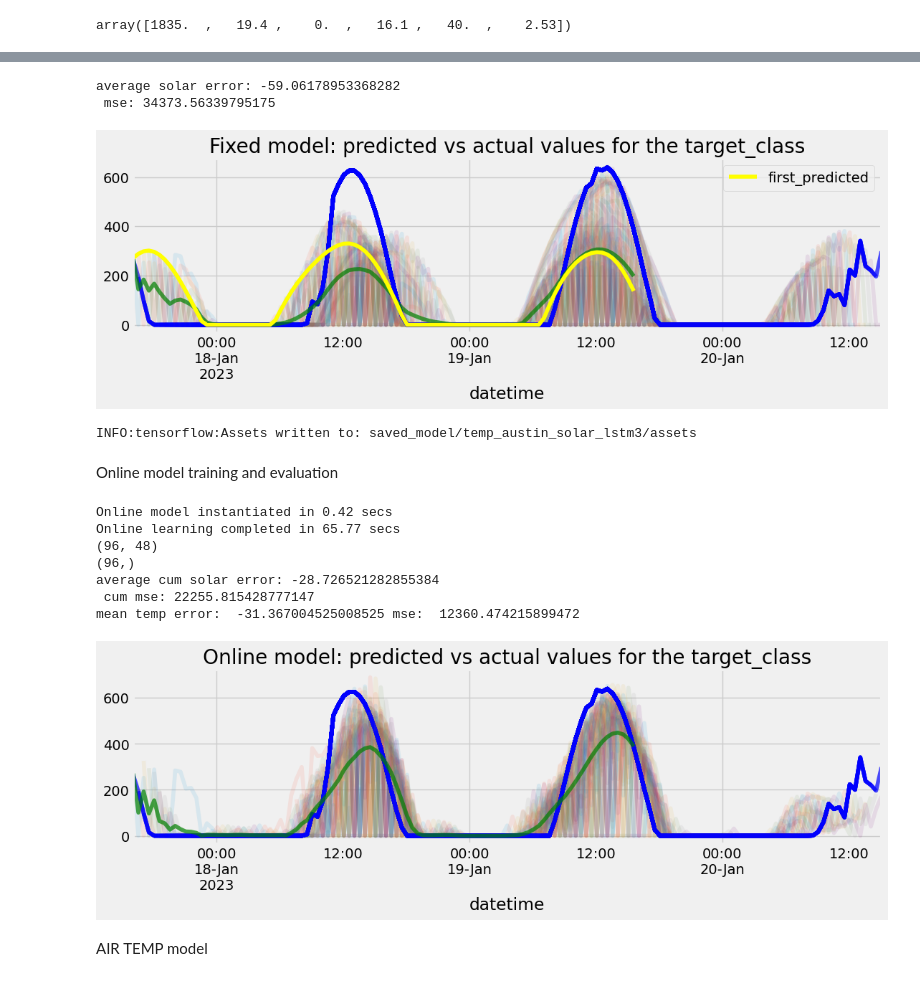
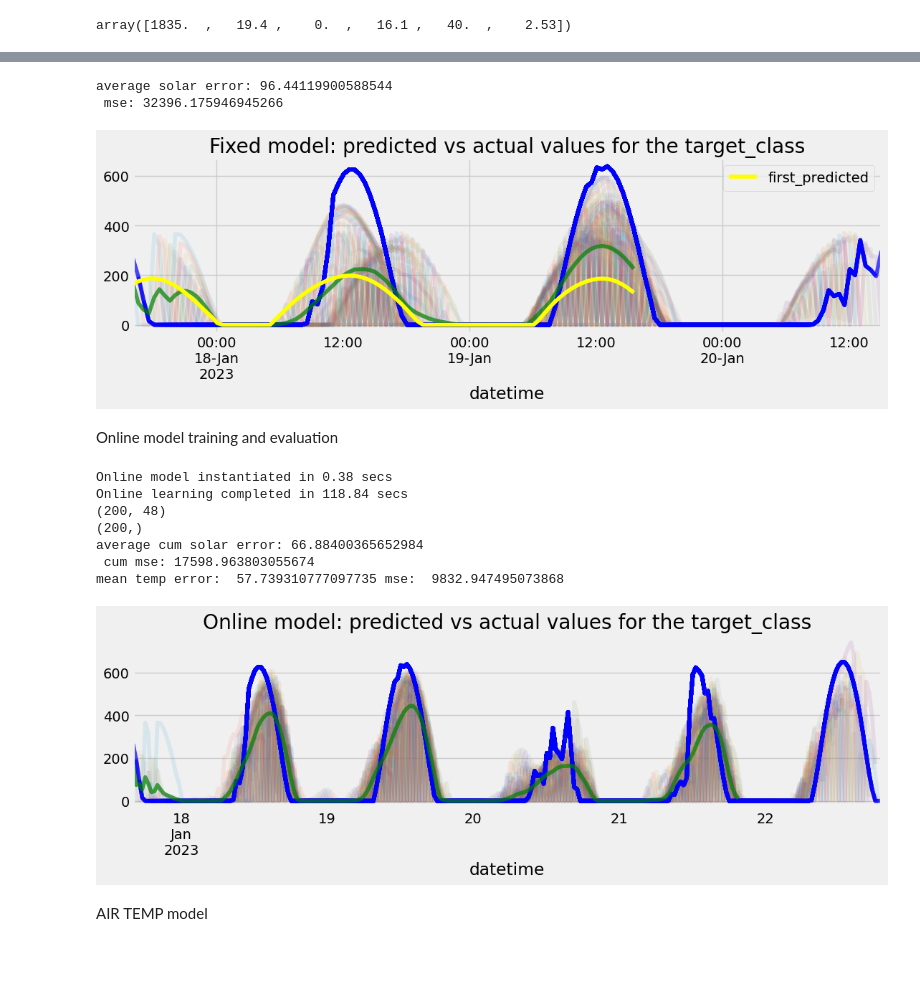
Before and after one commit to Muckthebuck/2023-Energy-kit, a Jupyter notebook: [Austin]solar_temp_predictions.ipynb, the cells around one changed output, grey strips where cells are left out. Cells and saved outputs as stored; diff of their text form; code cells hidden in the pictures.

```diff
--- a/[Austin]solar_temp_predictions.ipynb
+++ b/[Austin]solar_temp_predictions.ipynb
@@ -261,8 +280,13 @@ def create_batches(train_data, val_data, T, pred_T, feature_name):
 
     prepend_features = train_features.iloc[-(T-1):]
     test_features = pd.concat([prepend_features, test_features], axis=0)
+    print(train_features.shape, train_labels.shape, test_features.shape, test_labels.shape)
 
-    print(train_features.shape, train_labels.shape, test_features.shape, test_labels.shape)
+    online_train_prepend_features = train_features.iloc[-(T +pred_T-1):]
+    online_train_prepend_labels = train_labels.iloc[-(pred_T-1):]
+    online_train_features = pd.concat([online_train_prepend_features, test_features], axis=0)
+    online_train_labels=  pd.concat([online_train_prepend_labels, test_labels], axis=0)
+    print(online_train_features.shape, online_train_labels.shape)
 
 
     # Create sequences of T timesteps (=sliding window)
@@ -275,13 +299,20 @@ def create_batches(train_data, val_data, T, pred_T, feature_name):
     print(f'Train data dimensions: {X_train.shape}, {y_train.shape}')
 
     X_test, y_test = [], []
+    online_X_train, online_y = [], []
     for i in range(test_labels.shape[0]-pred_T):
         X_test.append(test_features.iloc[i:i+T])
         y_test.append(test_labels.iloc[i:i+pred_T])
+        online_X_train.append(online_train_features.iloc[i:i+T])
+        online_y.append(online_train_labels.iloc[i:i+pred_T])
     X_test, y_test = np.array(X_test), np.array(y_test)
+    online_X_train, online_y = np.array(online_X_train), np.array(online_y)
+
     print(f'Test data dimensions: {X_test.shape}, {y_test.shape}')
+    print(f'online training data dimensions: {online_X_train.shape}, {online_y.shape}')
     y_train = y_train.reshape(-1,future)
     y_test = y_test.reshape(-1,future)
+    online_y = online_y.reshape(-1,future)
 
     scaler_x = StandardScaler()
     scaler_y = constant_transformer(scaling_const)
@@ -291,12 +322,13 @@ def create_batches(train_data, val_data, T, pred_T, feature_name):
 
     # X_test= scaler_x.transform(X_test.reshape(-1, X_test.shape[-1])).reshape(X_test.shape)
     y_test= scaler_y.transform(y_test.reshape(-1, y_test.shape[-1])).reshape(y_test.shape).reshape(-1,future)
+    online_y= scaler_y.transform(online_y.reshape(-1, online_y.shape[-1])).reshape(online_y.shape).reshape(-1,future)
 
-    print(f'(after normalisation) y data dimensions: {y_test.shape}, {y_train.shape}')
+    print(f'(after normalisation) y data dimensions: {y_test.shape}, {y_train.shape}, {online_y.shape}')
 
-    return X_train, y_train, X_test, y_test, test_labels, scaler_x, scaler_y
+    return X_train, y_train, X_test, y_test, test_labels, scaler_x, scaler_y, online_X_train, online_y
 
-X_train, y_train, X_test, y_test, test_labels, scaler_x, scaler_y = create_batches(train_data, val_data, T, pred_T, 'SOLAR_RAD')
+X_train, y_train, X_test, y_test, test_labels, scaler_x, scaler_y, online_x_train,online_y = create_batches(train_data, val_data, T, pred_T, 'SOLAR_RAD')
 print(type(X_train), type(y_train))
 # %% [output]
 (800, 6) (800, 1) (4275, 6) (3988, 1)
@@ -419,7 +455,7 @@ fixed_predict = model.predict_on_batch(X_test[:96])
 j = 0
 fig, ax = plt.subplots(figsize=(12, 3))
 ax.set_title('Fixed model: predicted vs actual values for the target_class')
-dff_avg = pd.DataFrame({'predicted':  np.full(test_labels.shape[0], np.nan)},index=test_labels.index)
+dff_avg = pd.DataFrame({'predicted':  np.full(test_labels.iloc[:96].shape[0], np.nan)},index=test_labels.iloc[:96].index)
 avg_temperr=0
 avg_mse=0
 for i in range(fixed_predict.shape[0]):
@@ -498,7 +534,7 @@ for i in range(fixed_predict.shape[0]):
     dff2 = pd.DataFrame({'actual': actual.squeeze()}, index=index)
     dff1.plot(ax=ax, alpha=0.1, legend=False)
     dff2.plot(ax=ax, alpha=0.7, color='blue', legend=False)
-    avg_temperr +=np.mean(dff1['predicted']-dff2['actual'])
+    avg_temperr +=np.mean(np.abs(dff1['predicted']-dff2['actual']))
     avg_mse +=mean_squared_error(dff1['predicted'], dff2['actual'])
 dff_avg= dff_avg.mean(axis=1)
 dff_avg.plot(ax=ax, alpha=0.7, color='green', legend=False)
@@ -507,13 +543,11 @@ print(f"average solar error: {avg_temperr/fixed_predict.shape[0]}")
 print(f" mse: {avg_mse/fixed_predict.shape[0]}")
 plt.show()
 # %% [output]
-average solar error: -59.06178953368282
- mse: 34373.56339795175
+average solar error: 96.44119900588544
+ mse: 32396.175946945266
-[figure, old version]
+[figure, new version]
 # %%
-model.save("saved_model/temp_austin_solar_lstm3/")
+# model.save("saved_model/temp_austin_solar_lstm3/")
-# %% [output]
-INFO:tensorflow:Assets written to: saved_model/temp_austin_solar_lstm3/assets
 # %% [markdown]
 Online model training and evaluation
 # %%
@@ -527,7 +561,7 @@ print(f'Online model instantiated in {time() - start:.2f} secs')
 # Online training (update model with each new data available):
 predictions = []
 start = time()
-online_len = 96
+online_len = 200
 for t in range(online_len):
     x = X_test[t].reshape(-1,T,N)  # a "new" input is available
     y_hat = online_model.predict_on_batch(x) # predict on the "new" input
@@ -546,8 +580,8 @@ print(fixed_predict.shape)
 j = 0
 fig, ax = plt.subplots(figsize=(12, 3))
 ax.set_title('Online model: predicted vs actual values for the target_class')
-dff_avg = pd.DataFrame({'predicted':  np.full(online_len, np.nan)},index=test_labels.iloc[:96].index)
-dff_actual = pd.DataFrame({'actual':  np.array(test_labels.iloc[:96]).reshape(-1)},index=test_labels.iloc[:96].index)
+dff_avg = pd.DataFrame({'predicted':  np.full(online_len, np.nan)},index=test_labels.iloc[:online_len].index)
+dff_actual = pd.DataFrame({'actual':  np.array(test_labels.iloc[:online_len]).reshape(-1)},index=test_labels.iloc[:online_len].index)
 avg_temperr=0
 avg_mse=0
 j=0
@@ -556,42 +590,42 @@ for i in range(online_len):
     actual = y_test[i]*1000
 
     # averaged = scaler_y.inverse_transform(fixed_predict)[i]
     # # Plot predictions vs actual labels for fixed model
     # actual = scaler_y.inverse_transform(y_test)[i]
     index = test_labels.iloc[i:i+actual.shape[0]].index
 
     # print(fixed_predict)
     dff1 = pd.DataFrame({'predicted': averaged.squeeze()}, index=index)
     j+=1
     # Assuming dff1 and dff2 are two dataframes with different index lengths
     # Join the two dataframes on their index
     dff_avg = dff_avg.join(dff1, how='left', rsuffix=f'_{i}')
     dff2 = pd.DataFrame({'actual': actual.squeeze()}, index=index)
     dff1.plot(ax=ax, alpha=0.1, legend=False)
     dff2.plot(ax=ax, alpha=0.7, color='blue', legend=False)
-    avg_temperr +=np.mean(dff1['predicted']-dff2['actual'])
+    avg_temperr +=np.mean(np.abs(dff1['predicted']-dff2['actual']))
     avg_mse +=mean_squared_error(dff1['predicted'], dff2['actual'])
 dff_avg= dff_avg.mean(axis=1)
 print(dff_avg.values.shape)
 dff_avg.plot(ax=ax, alpha=0.7, color='green')
 print(f"average cum solar error: {avg_temperr/fixed_predict.shape[0]}")
 print(f" cum mse: {avg_mse/fixed_predict.shape[0]}")
 
 dff_avg_arry = np.array(dff_avg.values).reshape(-1)
 dff_actual_arry = np.array(dff_actual['actual']).reshape(-1)[~np.isnan(dff_avg_arry)]
 dff_avg_arry = dff_avg_arry[~np.isnan(dff_avg_arry)]
-diff = (dff_avg_arry-dff_actual_arry)
+diff = np.abs(dff_avg_arry-dff_actual_arry)
 dff_mse = mean_squared_error(dff_avg_arry, dff_actual_arry)
 print("mean temp error: ", np.mean(diff), "mse: ", dff_mse)
 plt.show()
 # %% [output]
-Online model instantiated in 0.42 secs
-Online learning completed in 65.77 secs
-(96, 48)
-(96,)
-average cum solar error: -28.726521282855384
- cum mse: 22255.815428777147
-mean temp error:  -31.367004525008525 mse:  12360.474215899472
+Online model instantiated in 0.38 secs
+Online learning completed in 118.84 secs
+(200, 48)
+(200,)
+average cum solar error: 66.88400365652984
+ cum mse: 17598.963803055674
+mean temp error:  57.739310777097735 mse:  9832.947495073868
-[figure, old version]
+[figure, new version]
 # %% [markdown]
 AIR TEMP model
```
Also changed, not shown: parts of 25 cells of this notebook, 42 other files.
